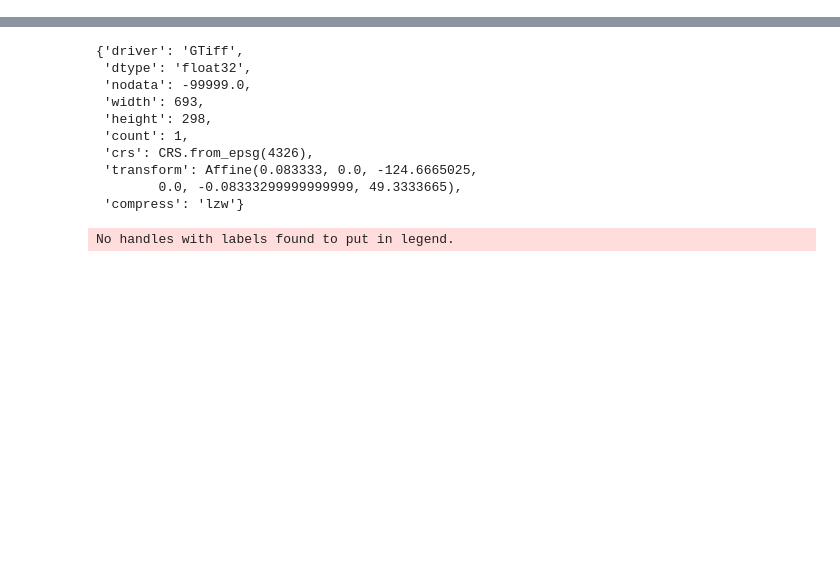
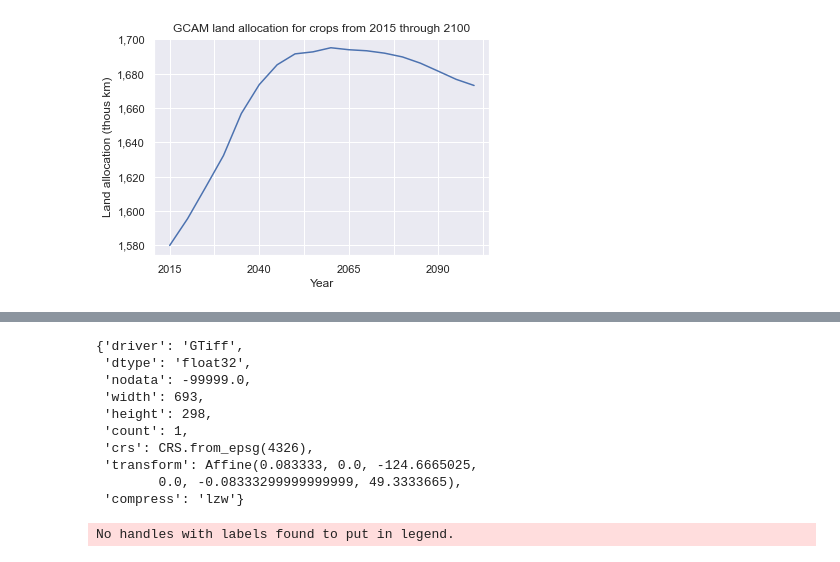
Before and after one commit to IMMM-SFA/im3vis, a Jupyter notebook: notebooks/trash.ipynb, the cells around one changed output, grey strips where cells are left out. Saved outputs shown, nothing was run; the diff lists cells and outputs as text; code cells hidden in the pictures; blank space fills up the shorter version.

```diff
--- a/notebooks/trash.ipynb
+++ b/notebooks/trash.ipynb
@@ -42,0 +92,54 @@ dem_template = '/Users/d3y010/repos/github/im3vis/im3vis/data/demeter_conus_temp
+# %%
+landclass = 'crops'
+
+yrs = [str(i) for i in range(2015, 2105, 5)]
+
+lc_mapping = {'biomass': 'crops',
+             'Corn': 'crops',
+             'FiberCrop': 'crops',
+             'FodderGrass': 'crops',
+             'FodderHerb': 'crops',
+             'Forest': 'forest',
+             'ProtectedUnmanagedForest': 'forest',
+             'Grassland': 'grass',
+             'ProtectedGrassland': 'grass',
+             'MiscCrop': 'crops',
+             'OilCrop': 'crops',
+             'OtherArableLand': 'crops',
+             'OtherGrain': 'crops',
+             'PalmFruit': 'crops',
+             'Pasture': 'grass',
+             'ProtectedUnmanagedPasture': 'grass',
+             'Rice': 'crops',
+             'Root_Tuber': 'crops',
+             'Shrubland': 'shrub',
+             'ProtectedShrubland': 'shrub',
+             'Tundra': 'grass',
+             'RockIceDesert': 'sparse',
+             'SugarCrop': 'crops',
+             'UnmanagedForest': 'forest',
+             'UnmanagedPasture': 'grass',
+             'UrbanLand': 'urban',
+             'Wheat': 'crops'}
+
+# US corn allocation through the end of the century
+us_df = gcam_df.loc[gcam_df['region'] == 'USA'].copy()
+
+# bin gcam land classes into demeter land classes
+us_df['demeter_lc'] = us_df['landclass'].map(lc_mapping)
+
+# group by demeter crop assignment
+us_grp = us_df.groupby('demeter_lc').sum()
+
+# get only target lc
+us_grp = us_grp.loc[us_grp.index == landclass].copy()
+
+# plot GCAM
+g = us_grp[yrs].T.plot(legend=False)
+
+g.set(xlabel='Year',
+      ylabel=f"Land allocation (thous km)",
+      title=f"GCAM land allocation for {landclass} from {yrs[0]} through {yrs[-1]}")
+g.get_yaxis().set_major_formatter(plt.FuncFormatter(lambda x, loc: "{:,}".format(int(x))))
+# %% [output]
+[figure, added]
```
Also changed, not shown: parts of 5 cells of this notebook, 2 other files.
